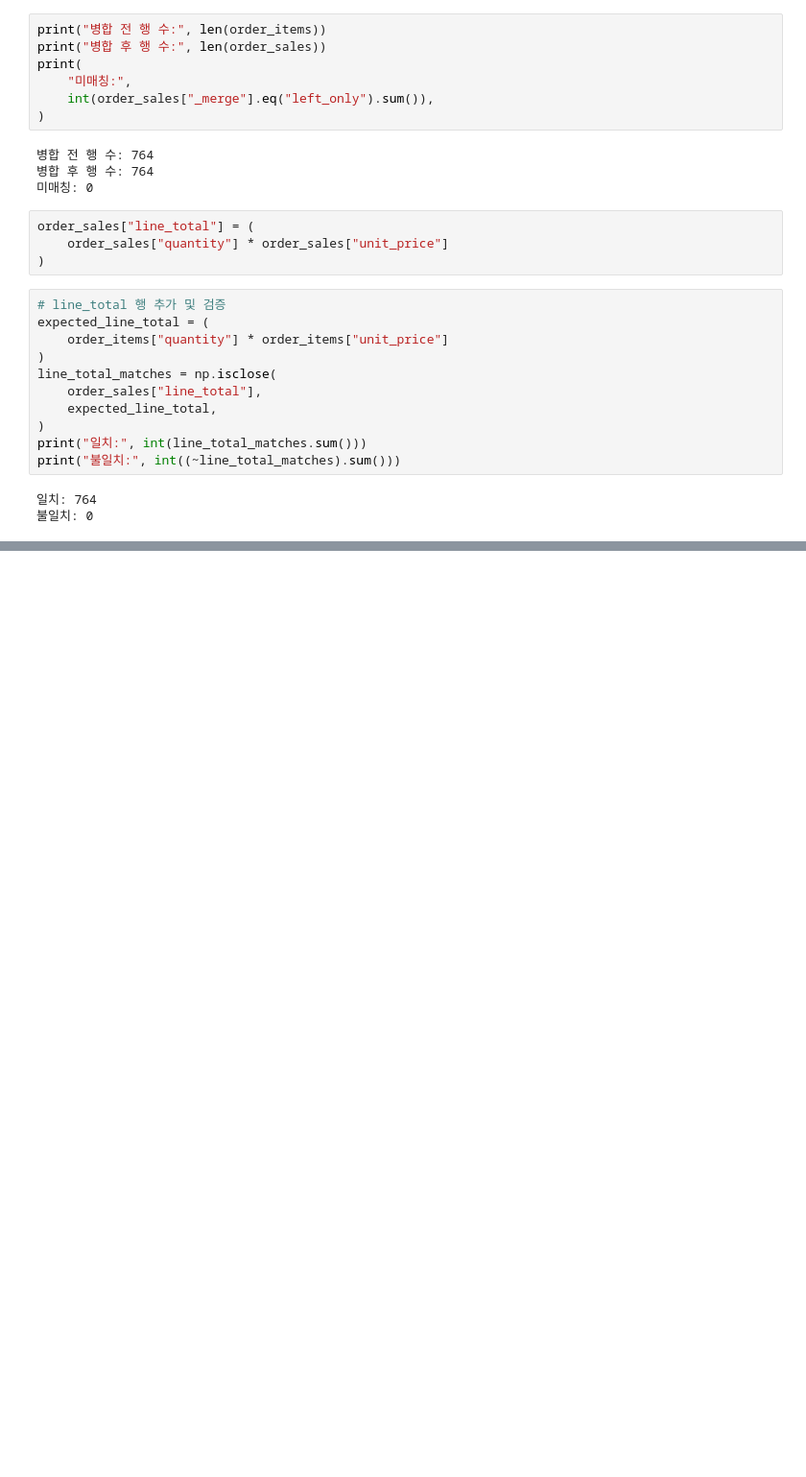
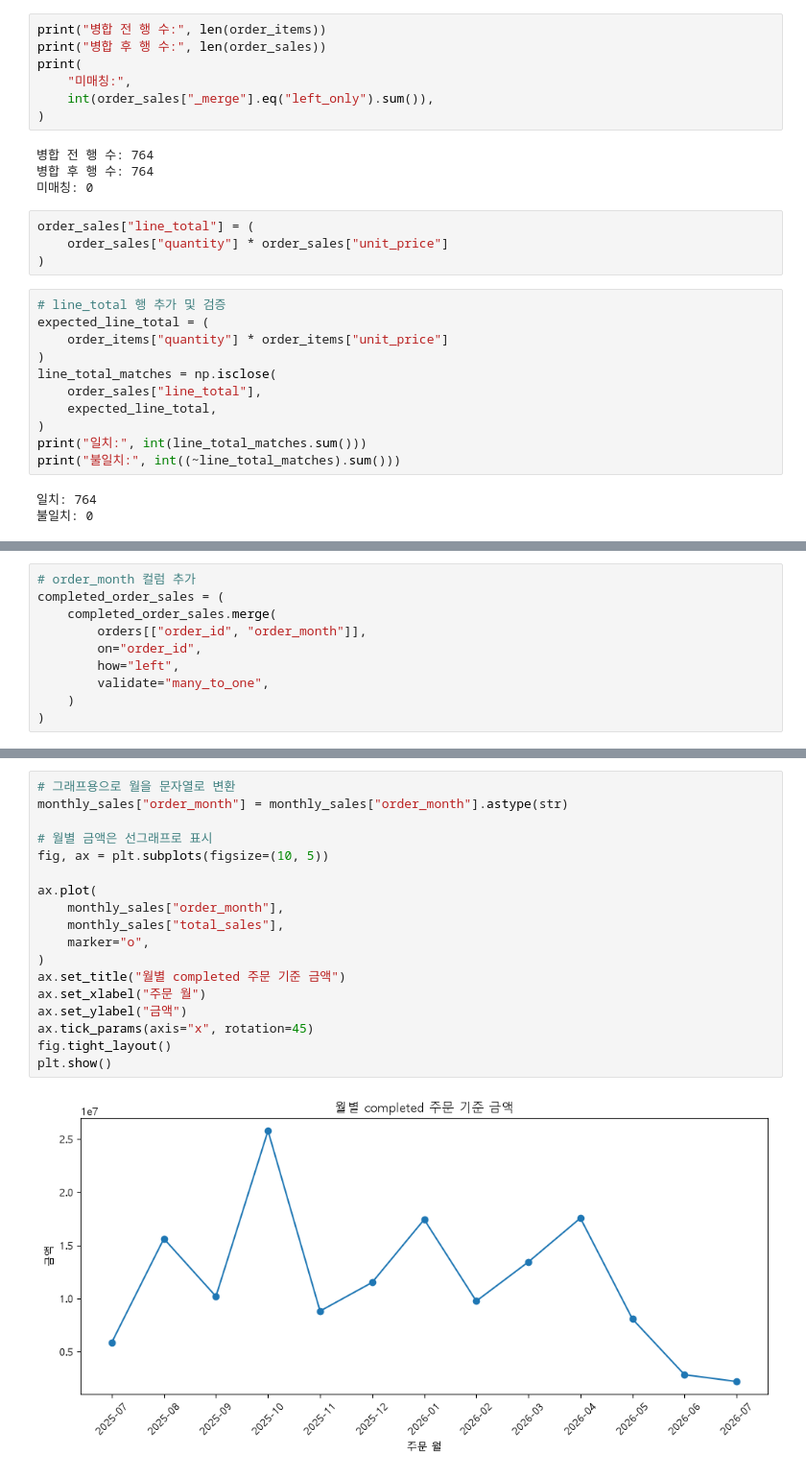
Before and after one commit to sangjae-lee97/kant-axagent-study, a Jupyter notebook: llm-data-analysis-course/chapter08/chapter08.ipynb, the cells around one changed output, grey strips where cells are left out. Shown at 96% size. Drawn from its saved outputs; the diff is of its cells as text; blank space fills up the shorter version.

```diff
--- a/llm-data-analysis-course/chapter08/chapter08.ipynb
+++ b/llm-data-analysis-course/chapter08/chapter08.ipynb
@@ -383,0 +294,10 @@ print(completed_order_sales)
+# %%
+# order_month 컬럼 추가
+completed_order_sales = (
+    completed_order_sales.merge(
+        orders[["order_id", "order_month"]],
+        on="order_id",
+        how="left",
+        validate="many_to_one",
+    )
+)
@@ -413,0 +520,20 @@ category_sales =(
+# %%
+# 그래프용으로 월을 문자열로 변환
+monthly_sales["order_month"] = monthly_sales["order_month"].astype(str)
+
+# 월별 금액은 선그래프로 표시
+fig, ax = plt.subplots(figsize=(10, 5))
+
+ax.plot(
+    monthly_sales["order_month"],
+    monthly_sales["total_sales"],
+    marker="o",
+)
+ax.set_title("월별 completed 주문 기준 금액")
+ax.set_xlabel("주문 월")
+ax.set_ylabel("금액")
+ax.tick_params(axis="x", rotation=45)
+fig.tight_layout()
+plt.show()
+# %% [output]
+[figure, added]
```
Also changed, not shown: parts of 28 cells of this notebook, 27 other files.
